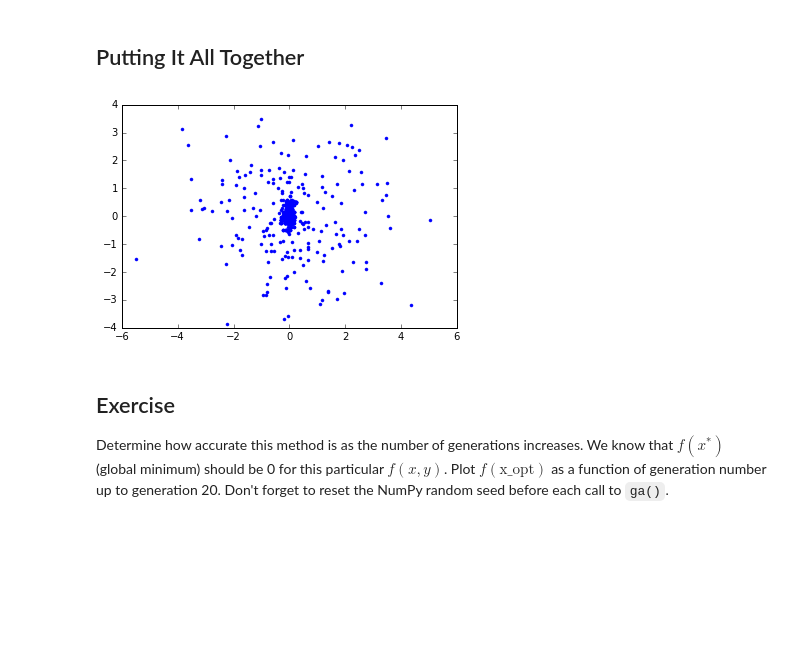
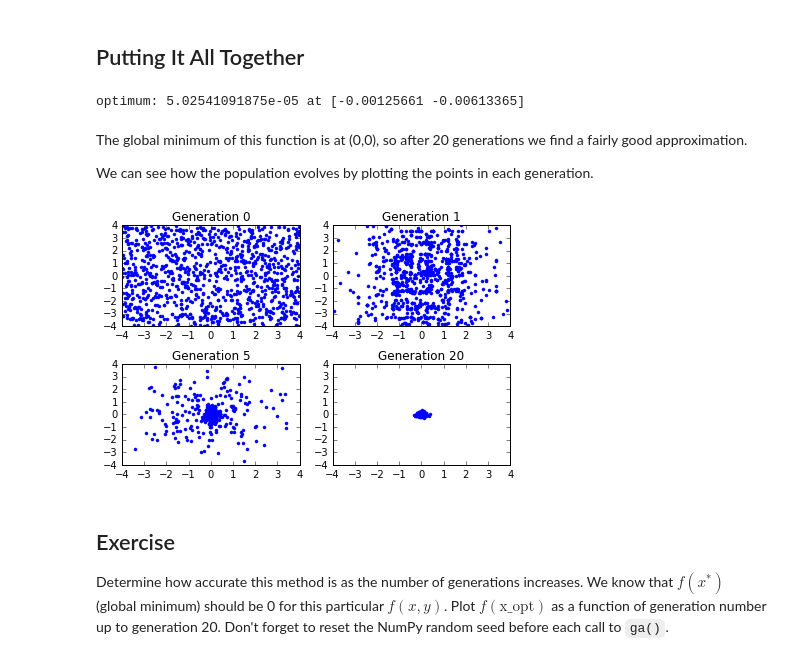
Before and after one commit to lukasbystricky/ISC-3313, a Jupyter notebook: lectures/chapter7/2-genetic_algorithms.ipynb, the cells around one changed output. Drawn from its saved outputs; the diff is of its cells as text; code cells hidden in the pictures; blank space fills up the shorter version.

Commit message:
2-genetic_algorithms.ipynb: added more plots

```diff
--- a/lectures/chapter7/2-genetic_algorithms.ipynb
+++ b/lectures/chapter7/2-genetic_algorithms.ipynb
@@ -308,13 +308,41 @@ def ga(f, xmin, xmax, ymin, ymax, N, Gmax=20):
     return population, x_opt
 # %%
 f = lambda x: 8*x[0]**2 + x[1]**2
-max_generations = 5
+max_generations = 20
 N = 1000
 (generations,x_opt) = ga(f, -4, 4, -4, 4, N, max_generations)
 
-plt.plot(generations[-1][:,0], generations[-1][:,1], '.');
+print("optimum:", f(x_opt), "at", x_opt)
 # %% [output]
-[figure, removed]
+optimum: 5.02541091875e-05 at [-0.00125661 -0.00613365]
+# %% [markdown]
+The global minimum of this function is at (0,0), so after 20 generations we find a fairly good approximation.
+
+We can see how the population evolves by plotting the points in each generation.
+# %%
+plt.subplot(2,2,1)
+plt.title("Generation 0")
+plt.plot(generations[0][:,0], generations[0][:,1], '.');
+plt.ylim((-4,4))
+plt.xlim((-4,4))
+plt.subplot(2,2,2)
+plt.title("Generation 1")
+plt.plot(generations[1][:,0], generations[1][:,1], '.');
+plt.ylim((-4,4))
+plt.xlim((-4,4))
+plt.subplot(2,2,3)
+plt.title("Generation 5")
+plt.plot(generations[5][:,0], generations[5][:,1], '.');
+plt.ylim((-4,4))
+plt.xlim((-4,4))
+plt.subplot(2,2,4)
+plt.title("Generation 20")
+plt.plot(generations[20][:,0], generations[20][:,1], '.');
+plt.ylim((-4,4))
+plt.xlim((-4,4))
+plt.tight_layout()
+# %% [output]
+[figure, added]
 # %% [markdown]
 ## Exercise
 
```
